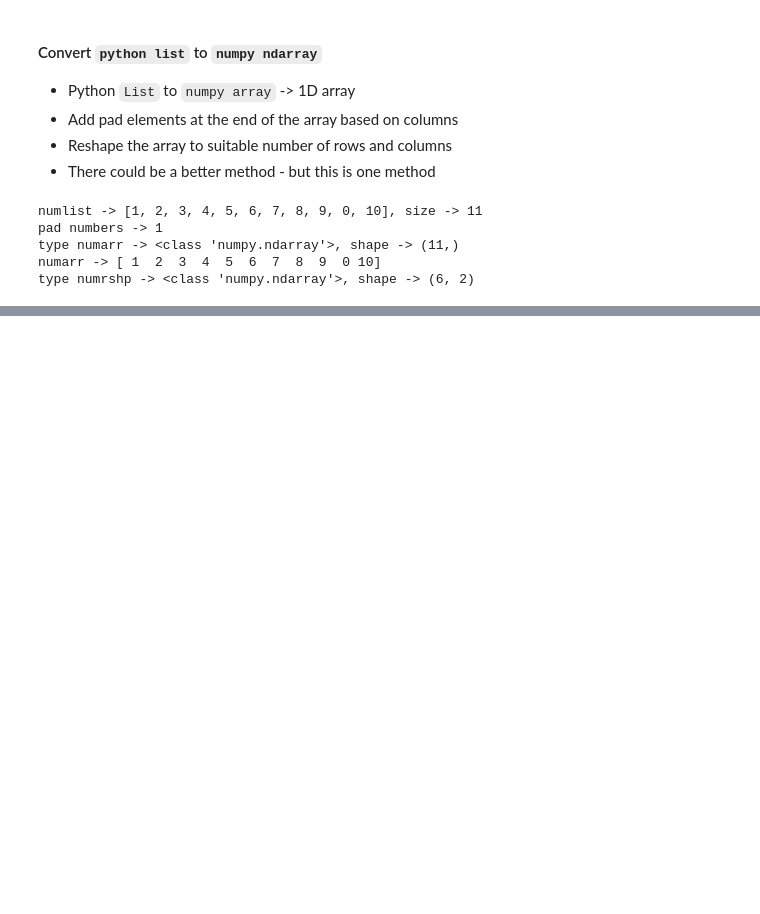
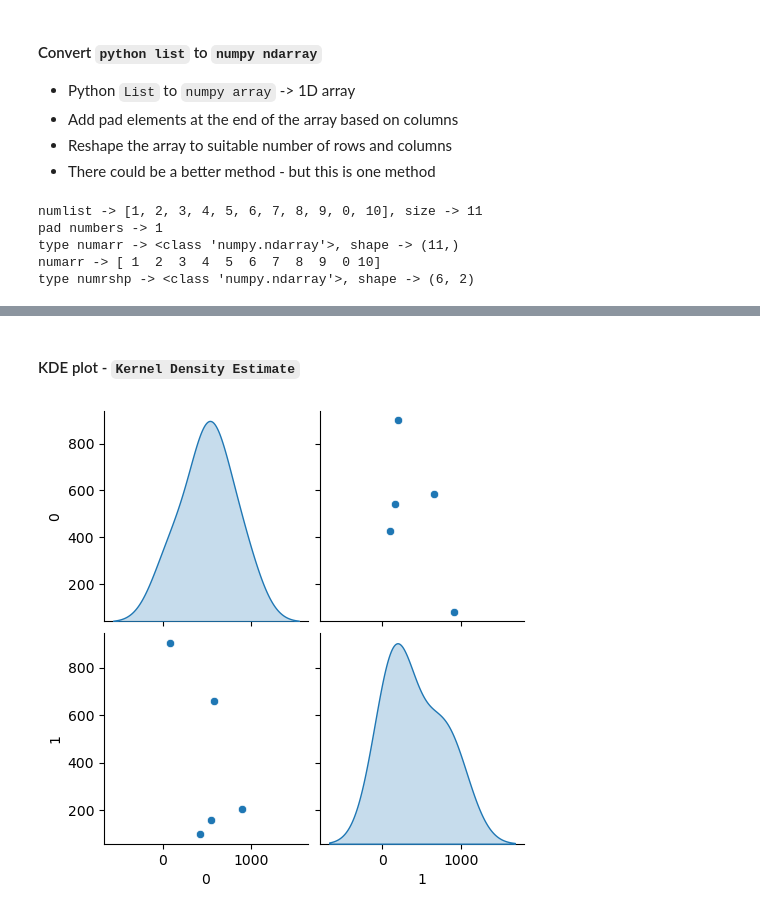
Before and after one commit to sriharip490/AIML-Workbooks, a Jupyter notebook: mlr/mlr-workbook.ipynb, the cells around one changed output, grey strips where cells are left out. Cells and saved outputs as stored; diff of their text form; code cells hidden in the pictures; blank space fills up the shorter version.

```diff
--- a/mlr/mlr-workbook.ipynb
+++ b/mlr/mlr-workbook.ipynb
@@ -84,6 +113,6 @@ Sample data -> [-0.84417878 -2.00396471  0.36729055 -0.51223799 -1.31488368]
 # %%
 import random
-num_smpls = 20
+num_smpls = 10
 rnd_sample = random.sample(range(1, 1000), num_smpls)
 print(type(rnd_sample))
 #rnd_sample
@@ -122,0 +156,3 @@ type numrshp -> <class 'numpy.ndarray'>, shape -> (6, 2)
+# %%
+rnd_df = pd.DataFrame(np.array(rnd_sample).reshape(-1, 2))
+print(f"rnd_df -> {rnd_df}")
@@ -122,0 +171,9 @@ type numrshp -> <class 'numpy.ndarray'>, shape -> (6, 2)
+# %% [markdown]
+#### KDE plot - `Kernel Density Estimate`
+# %%
+import seaborn as sns
+cell_enabled = True
+if cell_enabled:
+    sns.pairplot(rnd_df, diag_kind='kde')
+# %% [output]
+[figure, added]
```
Also changed, not shown: parts of 40 cells of this notebook.
